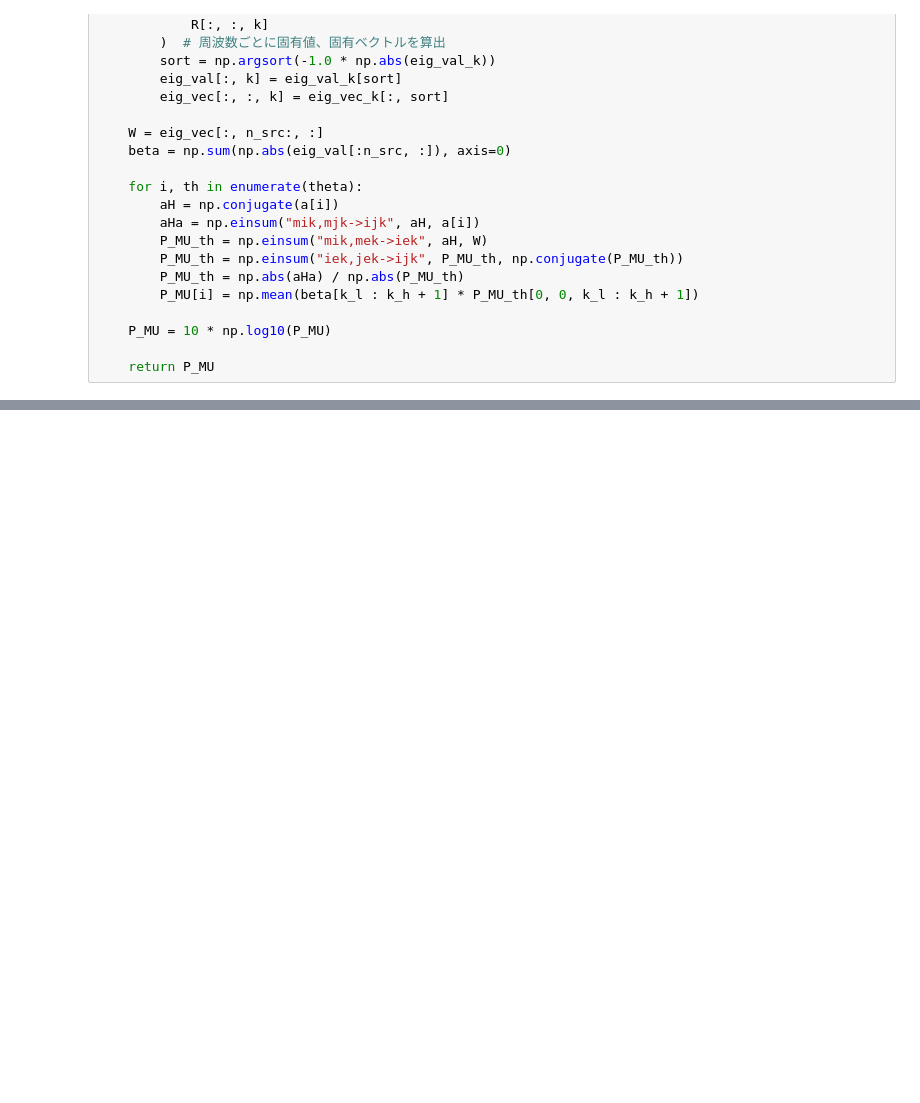
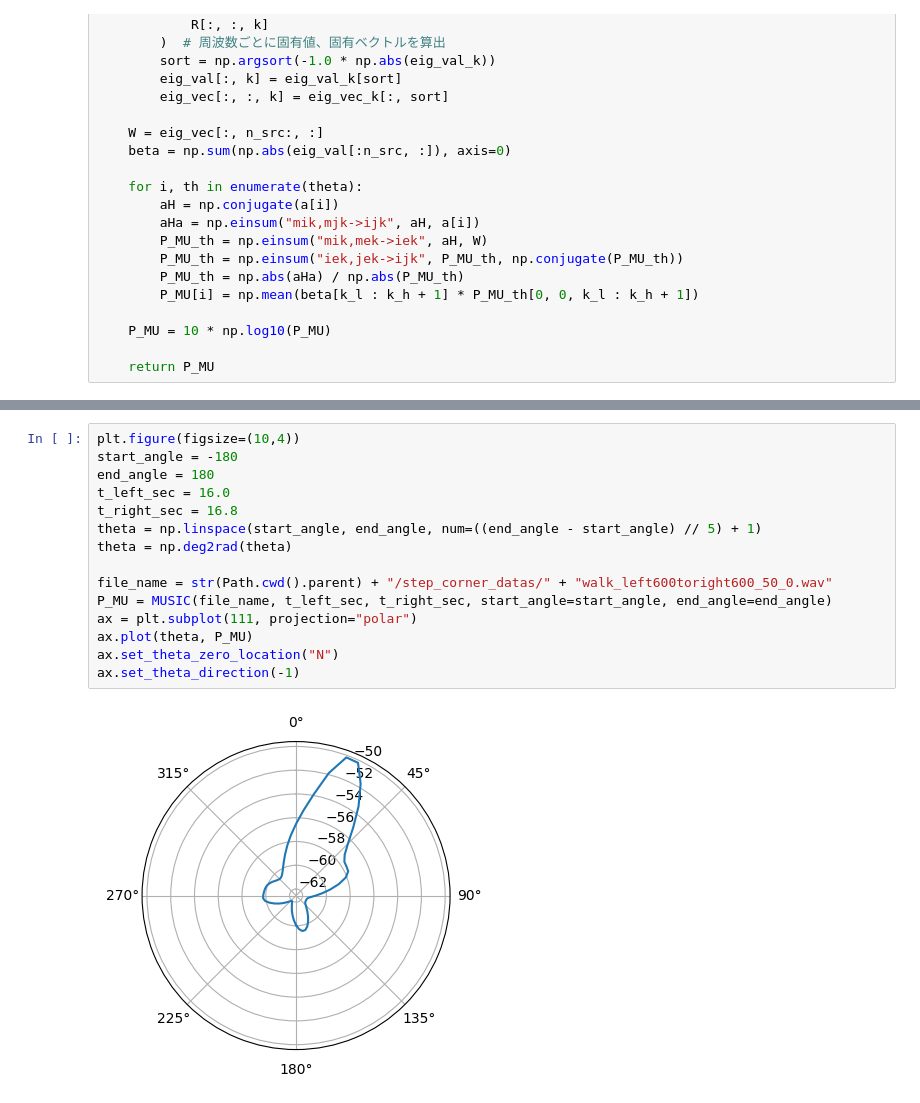
Before and after one commit to koki-ns/audioprocessing, a Jupyter notebook: loc_algo/MUSIC_circle.ipynb, the cells around one changed output, grey strips where cells are left out. Drawn from its saved outputs; the diff is of its cells as text; blank space fills up the shorter version.

```diff
--- a/loc_algo/MUSIC_circle.ipynb
+++ b/loc_algo/MUSIC_circle.ipynb
@@ -218,3 +220,20 @@ Not found:  step_left600_200_0
+# %%
+plt.figure(figsize=(10,4))
+start_angle = -180
+end_angle = 180
+t_left_sec = 16.0
+t_right_sec = 16.8
+theta = np.linspace(start_angle, end_angle, num=((end_angle - start_angle) // 5) + 1)
+theta = np.deg2rad(theta)
+
+file_name = str(Path.cwd().parent) + "/step_corner_datas/" + "walk_left600toright600_50_0.wav"
+P_MU = MUSIC(file_name, t_left_sec, t_right_sec, start_angle=start_angle, end_angle=end_angle)
+ax = plt.subplot(111, projection="polar")
+ax.plot(theta, P_MU)
+ax.set_theta_zero_location("N")
+ax.set_theta_direction(-1)
+# %% [output]
+[figure, added]
 # %%
 np.save("P_MU_sample.npy", P_MU)
 
```
Also changed, not shown: parts of 5 cells of this notebook, 7 other files.
